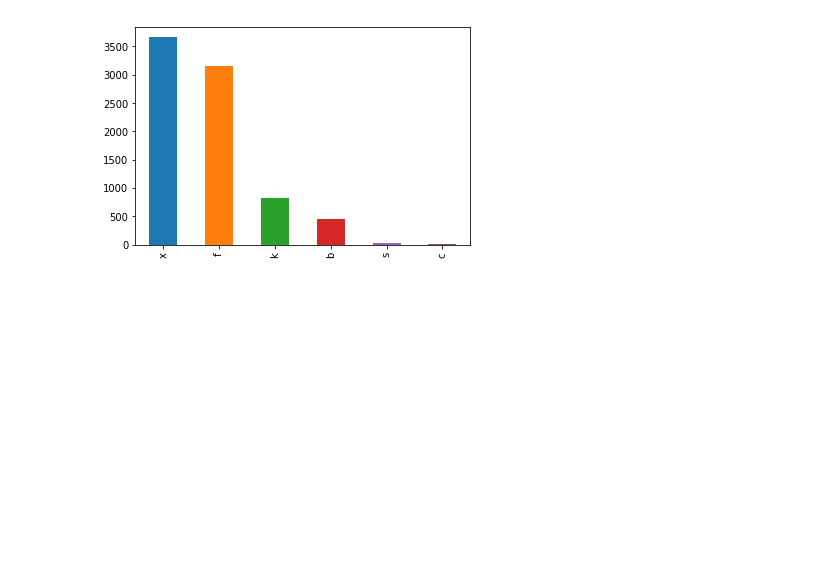
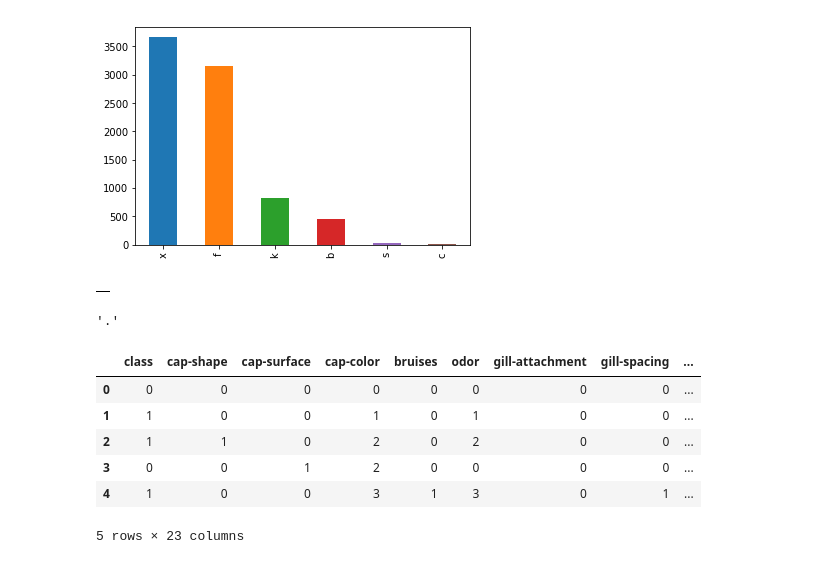
Before and after one commit to kulraghav/MLPractice, a Jupyter notebook: Notebooks/classify_mushrooms.ipynb, the cells around one changed output. Drawn from its saved outputs; the diff is of its cells as text; code cells hidden in the pictures; blank space fills up the shorter version.

```diff
--- a/Notebooks/classify_mushrooms.ipynb
+++ b/Notebooks/classify_mushrooms.ipynb
@@ -100,3 +117,41 @@ df['cap-shape'].value_counts().plot(kind='bar')
 # %% [output]
 <matplotlib.axes._subplots.AxesSubplot at 0x...>
 [figure]
+# %%
+df.corr(method='spearman')
+# %% [output]
+|  |
+# %%
+"""
+    chisquare correlation between all pairs of categorical variables
+"""
+from scipy.stats import chisquare
+
+df=df.apply(lambda x : pd.factorize(x)[0])+1
+
+pd.DataFrame([chisquare(df[x].values,f_exp=df.values.T,axis=1)[0] for x in df])
+
+"""
+What does chi-square correlation mean ?
+"""
+'.'
+# %% [output]
+'.'
+# %%
+from sklearn.ensemble import RandomForestClassifier
+
+from sklearn.preprocessing import LabelEncoder
+labelencoder=LabelEncoder()
+
+for column in df.columns:
+    df[column] = labelencoder.fit_transform(df[column])
+
+df.head()
+# %% [output]
+|  | class | cap-shape | cap-surface | cap-color | bruises | odor | gill-attachment | gill-spacing | ... |
+| 0 | 0 | 0 | 0 | 0 | 0 | 0 | 0 | 0 | ... |
+| 1 | 1 | 0 | 0 | 1 | 0 | 1 | 0 | 0 | ... |
+| 2 | 1 | 1 | 0 | 2 | 0 | 2 | 0 | 0 | ... |
+| 3 | 0 | 0 | 1 | 2 | 0 | 0 | 0 | 0 | ... |
+| 4 | 1 | 0 | 0 | 3 | 1 | 3 | 0 | 1 | ... |
+5 rows × 23 columns
```
Also changed, not shown: parts of 8 cells of this notebook.
